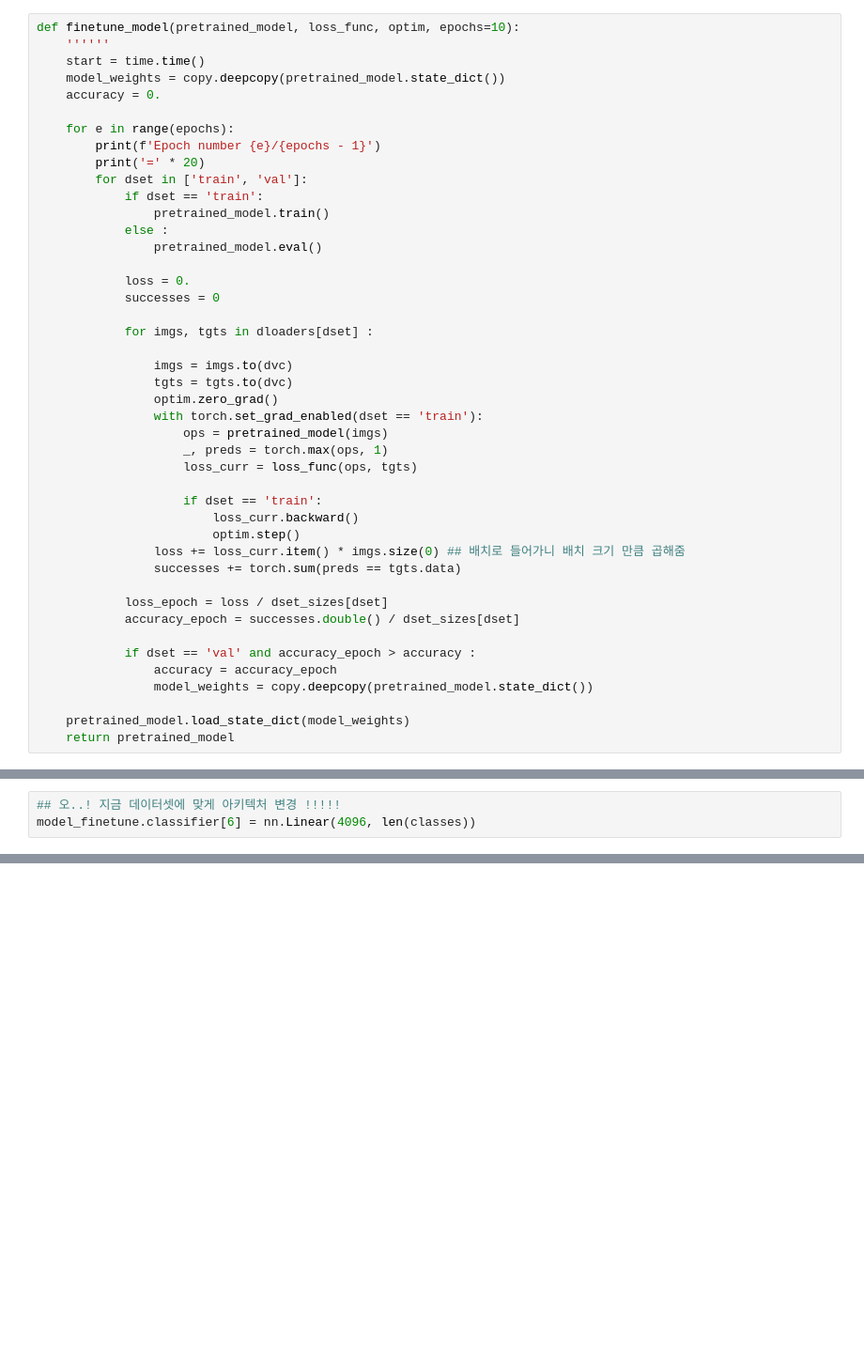
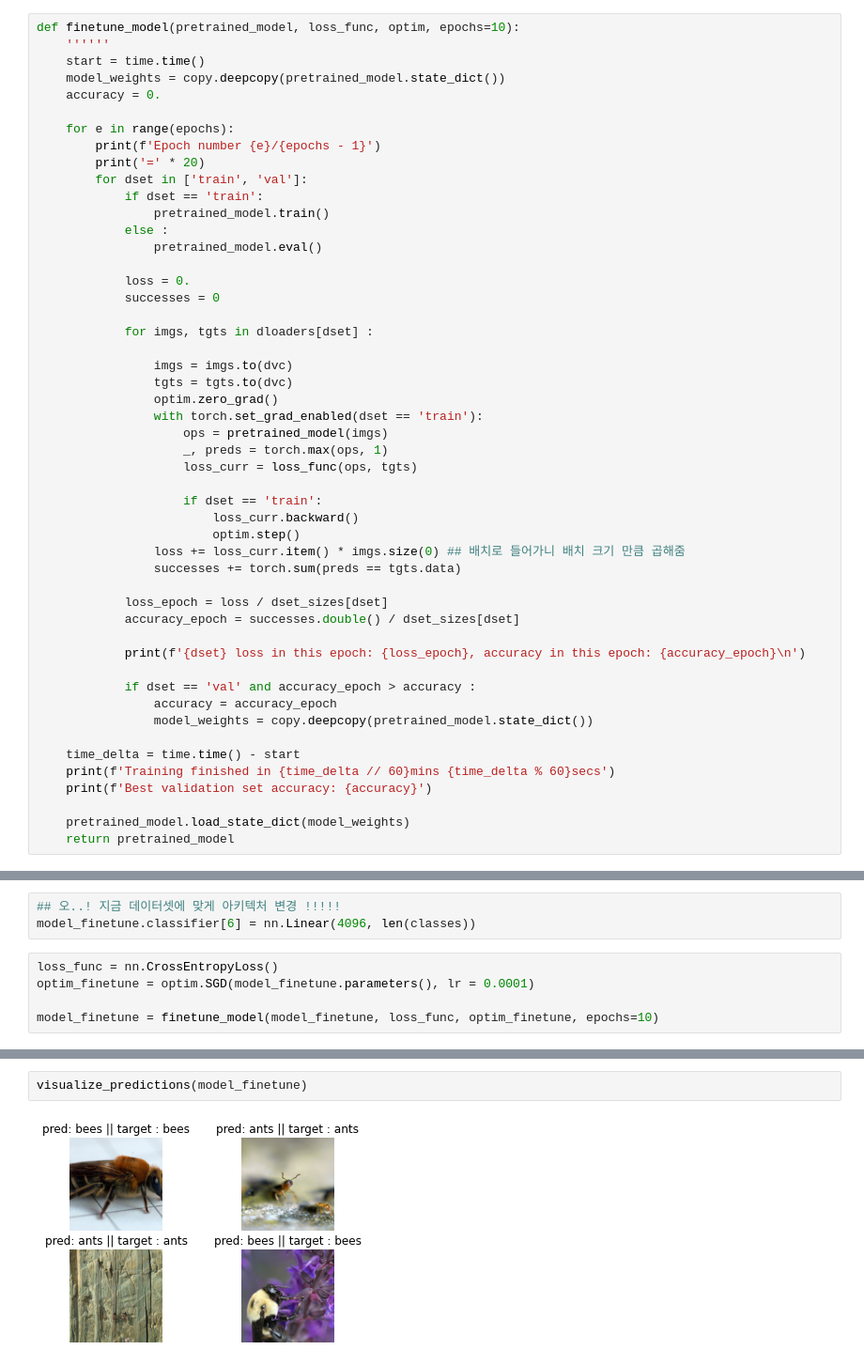
Before and after one commit to HyeonminHan/DeepLearningStudy, a Jupyter notebook: CNN architecture/AlexNet.ipynb, the cells around one changed output, grey strips where cells are left out. Shown: that part at 94% size. Drawn from its saved outputs; the diff is of its cells as text; blank space fills up the shorter version.

```diff
--- a/CNN architecture/AlexNet.ipynb
+++ b/CNN architecture/AlexNet.ipynb
@@ -163,10 +163,16 @@ def finetune_model(pretrained_model, loss_func, optim, epochs=10):
             loss_epoch = loss / dset_sizes[dset]
             accuracy_epoch = successes.double() / dset_sizes[dset]
 
+            print(f'{dset} loss in this epoch: {loss_epoch}, accuracy in this epoch: {accuracy_epoch}\n')
+
             if dset == 'val' and accuracy_epoch > accuracy :
                 accuracy = accuracy_epoch
                 model_weights = copy.deepcopy(pretrained_model.state_dict())
 
+    time_delta = time.time() - start
+    print(f'Training finished in {time_delta // 60}mins {time_delta % 60}secs')
+    print(f'Best validation set accuracy: {accuracy}')
+
     pretrained_model.load_state_dict(model_weights)
     return pretrained_model
 # %%
@@ -224,3 +230,8 @@ Sequential(
 # %%
 ## 오..! 지금 데이터셋에 맞게 아키텍처 변경 !!!!!
 model_finetune.classifier[6] = nn.Linear(4096, len(classes))
+# %%
+loss_func = nn.CrossEntropyLoss()
+optim_finetune = optim.SGD(model_finetune.parameters(), lr = 0.0001)
+
+model_finetune = finetune_model(model_finetune, loss_func, optim_finetune, epochs=10)
@@ -226,0 +256,4 @@ model_finetune.classifier[6] = nn.Linear(4096, len(classes))
+# %%
+visualize_predictions(model_finetune)
+# %% [output]
+[figure, added]
```
Also changed, not shown: parts of 1 cell of this notebook.
